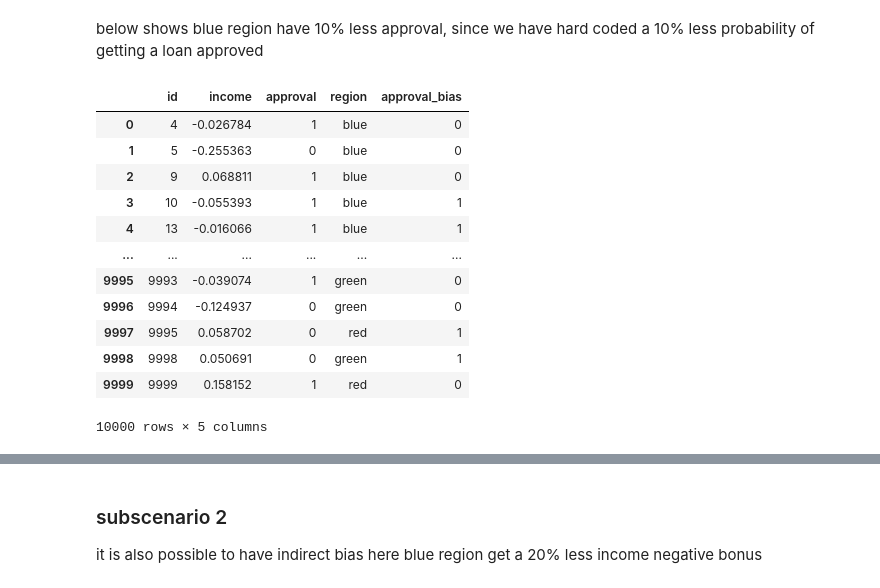
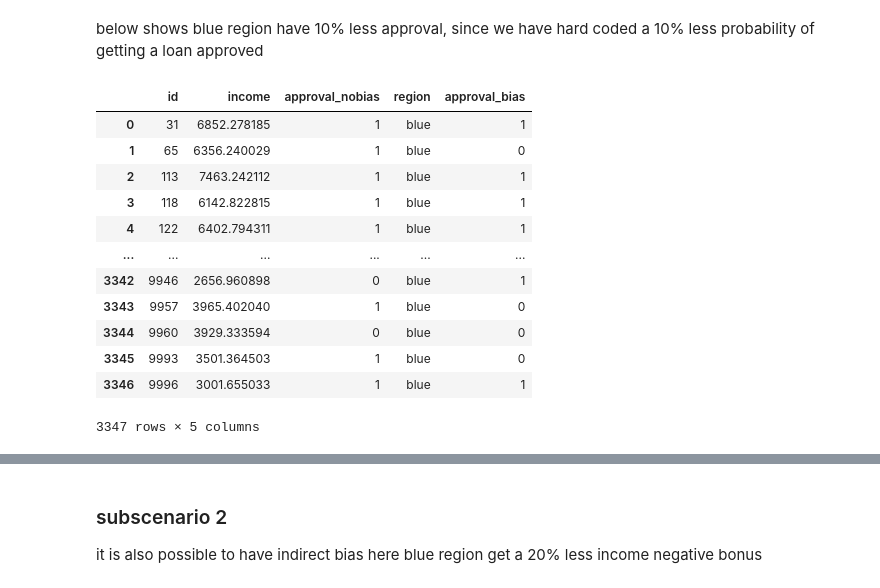
Before and after one commit to DAVIDCRUZ0202/pysimstudy, a Jupyter notebook: Demos/Simstudy Biased Data Demo.ipynb, the cells around one changed output, grey strips where cells are left out. Cells and saved outputs as stored; diff of their text form; code cells hidden in the pictures.

```diff
--- a/Demos/Simstudy Biased Data Demo.ipynb
+++ b/Demos/Simstudy Biased Data Demo.ipynb
@@ -110,0 +125,2 @@ gdf2.head()
+# %%
+gdf = addColumns(ddf.iloc[1:,], gdf)
@@ -111,3 +146,39 @@ gdf2.head()
 # %% [markdown]
 below shows blue region have 10% less approval, since we have hard coded a 10% less probability of getting a loan approved
+# %%
+defC = defCondition(condition = "(income >= 6000) & (region=='blue')", formula = 0.8,
+                    dist = "binary")
+
+# defC = defCondition(condition = "(income >= 6000) & (region!='blue')", formula = 0.9,
+#                     dist = "binary")
+
+defC = defCondition(defC, condition = "(income < 6000) & (income >= 4000) & (region=='blue')", formula = 0.55,
+                    dist = "binary")
+
+# defC = defCondition(defC, condition = "(income < 6000) & (income >= 4000) & (region!='blue')", formula = 0.65,
+#                     dist = "binary")
+
+defC = defCondition(defC, condition = "(income < 4000) & (region=='blue')", formula = 0.3,
+                    dist = "binary")
+
+# defC = defCondition(defC, condition = "(income < 4000) & (region!='blue')", formula = 0.4,
+#                     dist = "binary")
+
+ab = addCondition(defC, gdf, newvar="approval_bias", keepOld=False)
+# %%
+ab
+# %% [output]
+|  | id | income | approval_nobias | region | approval_bias |
+| 0 | 31 | 6852.278185 | 1 | blue | 1 |
+| 1 | 65 | 6356.240029 | 1 | blue | 0 |
+| 2 | 113 | 7463.242112 | 1 | blue | 1 |
+| 3 | 118 | 6142.822815 | 1 | blue | 1 |
+| 4 | 122 | 6402.794311 | 1 | blue | 1 |
+| ... | ... | ... | ... | ... | ... |
+| 3342 | 9946 | 2656.960898 | 0 | blue | 1 |
+| 3343 | 9957 | 3965.402040 | 1 | blue | 0 |
+| 3344 | 9960 | 3929.333594 | 0 | blue | 0 |
+| 3345 | 9993 | 3501.364503 | 1 | blue | 0 |
+| 3346 | 9996 | 3001.655033 | 1 | blue | 1 |
+3347 rows × 5 columns
 # %%
@@ -121,16 +191,0 @@ gdf2 = addCondition(defC, gdf2, newvar="approval_bias")
-# %%
-gdf2
-# %% [output]
-|  | id | income | approval | region | approval_bias |
-| 0 | 4 | -0.026784 | 1 | blue | 0 |
-| 1 | 5 | -0.255363 | 0 | blue | 0 |
-| 2 | 9 | 0.068811 | 1 | blue | 0 |
-| 3 | 10 | -0.055393 | 1 | blue | 1 |
-| 4 | 13 | -0.016066 | 1 | blue | 1 |
-| ... | ... | ... | ... | ... | ... |
-| 9995 | 9993 | -0.039074 | 1 | green | 0 |
-| 9996 | 9994 | -0.124937 | 0 | green | 0 |
-| 9997 | 9995 | 0.058702 | 0 | red | 1 |
-| 9998 | 9998 | 0.050691 | 0 | green | 1 |
-| 9999 | 9999 | 0.158152 | 1 | red | 0 |
-10000 rows × 5 columns
```
Also changed, not shown: parts of 22 cells of this notebook, 1 other file.
